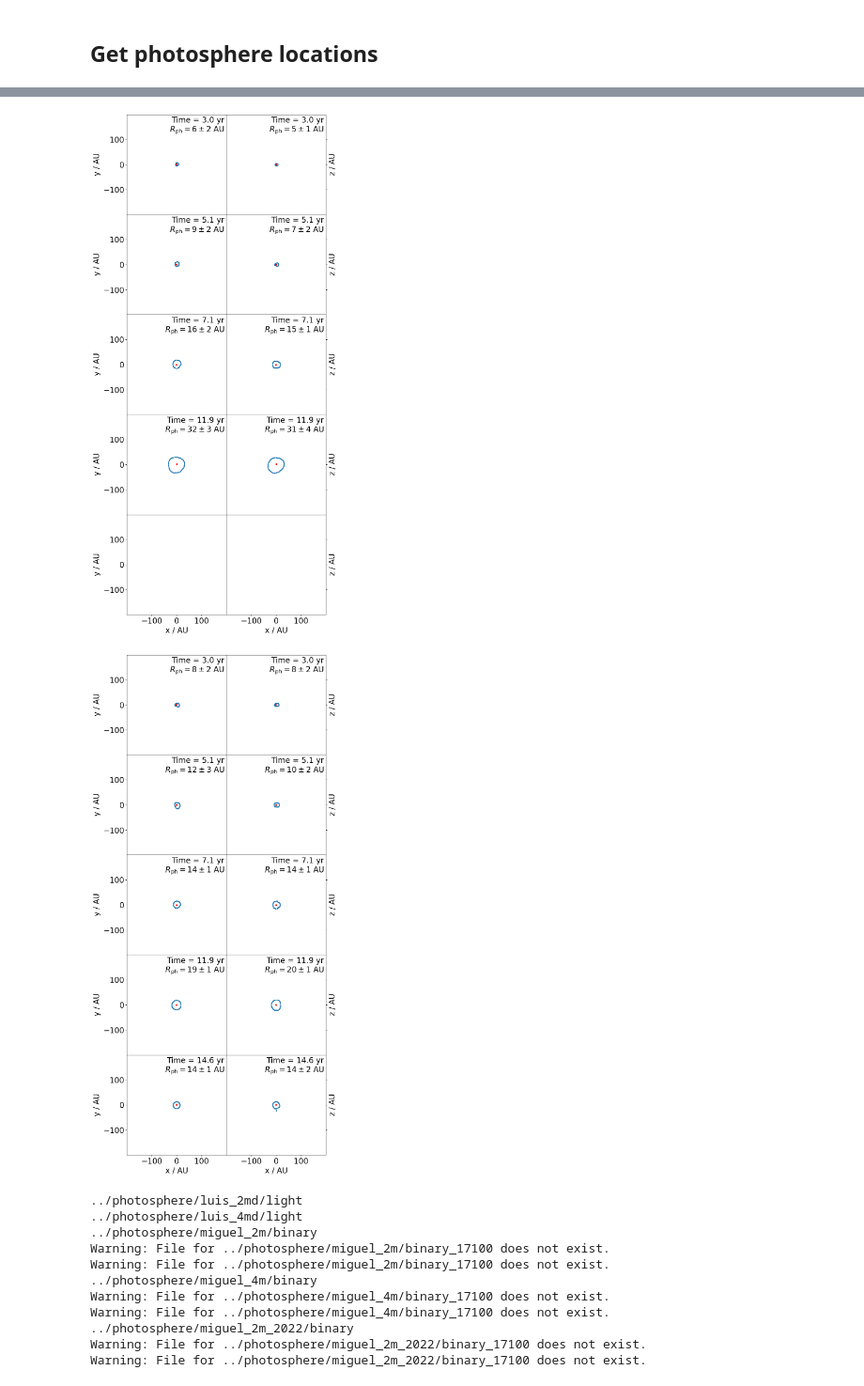
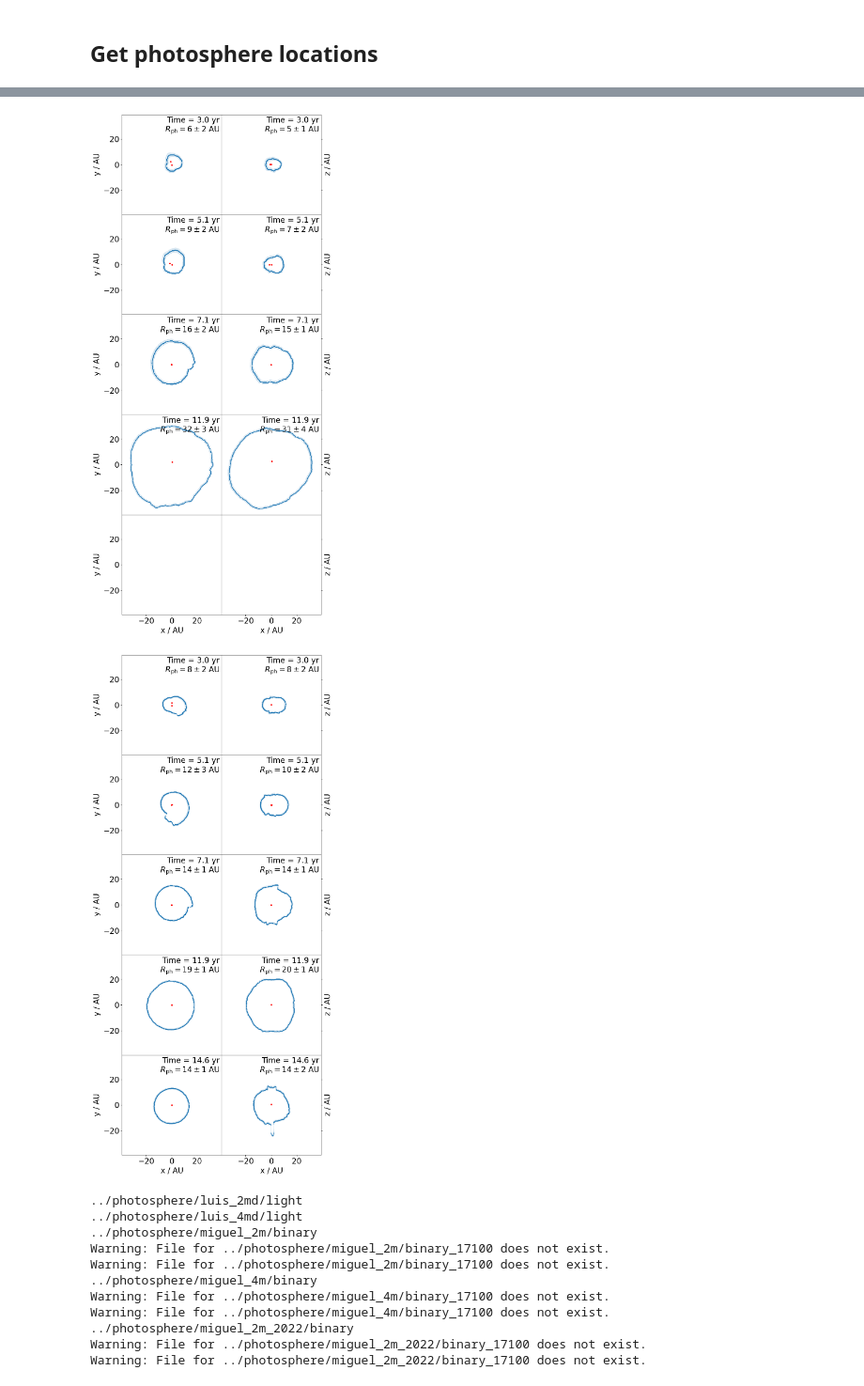
Before and after one commit to chunliangmu/RTinCEE-scripts-2024, a Jupyter notebook: script_PhLocCircles_analysis.ipynb, the cells around one changed output, grey strips where cells are left out. Shown at 94% size. Cells and saved outputs as stored; diff of their text form; code cells hidden in the pictures.

```diff
--- a/script_PhLocCircles_analysis.ipynb
+++ b/script_PhLocCircles_analysis.ipynb
@@ -113,16 +117,16 @@ if __name__ == '__main__':
 
     # plotting selected slices for both xy & xz at the same time
 
-    xlim = (-box_lim, box_lim)
-    ylim = xlim
-
-
 
     for job_profile in JOB_PROFILES:
         #job_profile = JOB_PROFILES[0]
 
         job_name = job_profile['job_name']
-        plot_title_suffix=job_profile['plot_title_suffix'],
+        plot_title_suffix=job_profile['plot_title_suffix']
+
+        box_lim = box_lim_dict[job_profile['nickname']]
+        xlim = (-box_lim, box_lim)
+        ylim = xlim
 
         # init
         outfilenames_dict = {}
@@ -178,5 +182,5 @@ Warning: File for ../photosphere/miguel_4m/binary_05800 does not exist.
-[figure, old version]
+[figure, new version]
-[figure, old version]
+[figure, new version]
 # %%
 # main process
 # plotting the ph xsec at the final years ( 40 yr )
```
Also changed, not shown: parts of 5 cells of this notebook, 9 other files.
